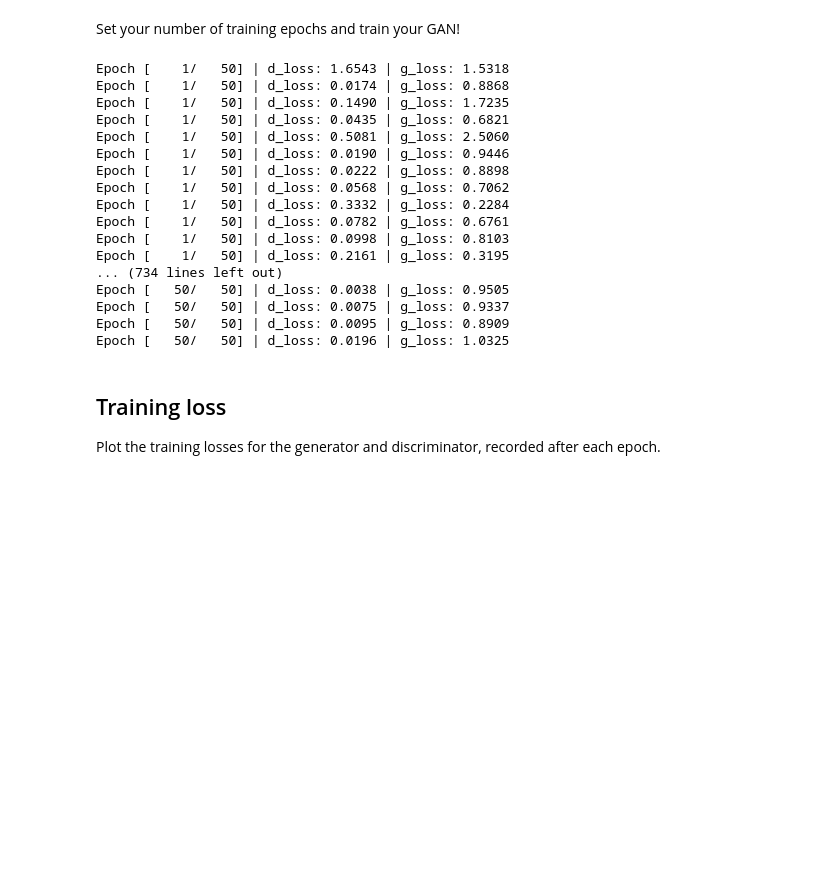
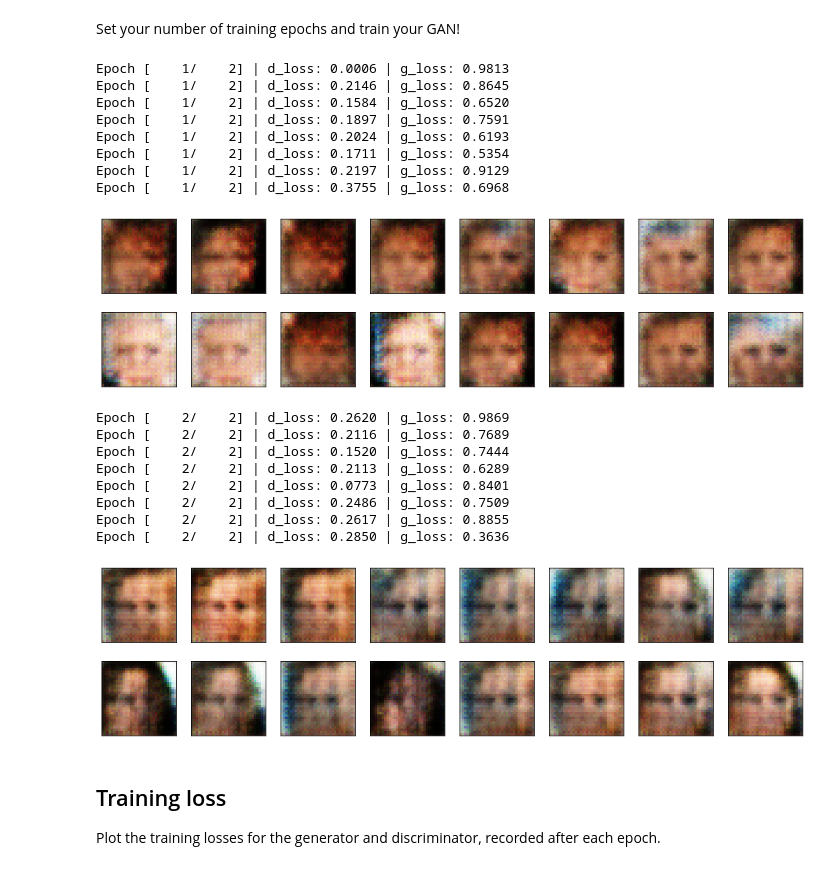
Before and after one commit to ebrahimebrahim/udaproject_face_generation, a Jupyter notebook: dlnd_face_generation.ipynb, the cells around one changed output. Drawn from its saved outputs; the diff is of its cells as text; code cells hidden in the pictures; blank space fills up the shorter version.

```diff
--- a/dlnd_face_generation.ipynb
+++ b/dlnd_face_generation.ipynb
@@ -380,8 +382,8 @@ def build_network(d_conv_dim, g_conv_dim, z_size):
 #### Exercise: Define model hyperparameters
 # %%
 # Define model hyperparams
-d_conv_dim = 64
-g_conv_dim = 64
+d_conv_dim = 32
+g_conv_dim = 32
 z_size = 128
 
 """
@@ -590,29 +605,30 @@ def train(D, G, n_epochs, print_every=50):
 Set your number of training epochs and train your GAN!
 # %%
 # set number of epochs
-n_epochs = 50
+n_epochs = 2
 
 
 """
 DON'T MODIFY ANYTHING IN THIS CELL
 """
 # call training function
-losses = train(D, G, n_epochs=n_epochs)
+losses = train(D, G, n_epochs=n_epochs, print_every=100)
 # %% [output]
-Epoch [    1/   50] | d_loss: 1.6543 | g_loss: 1.5318
-Epoch [    1/   50] | d_loss: 0.0174 | g_loss: 0.8868
-Epoch [    1/   50] | d_loss: 0.1490 | g_loss: 1.7235
-Epoch [    1/   50] | d_loss: 0.0435 | g_loss: 0.6821
-Epoch [    1/   50] | d_loss: 0.5081 | g_loss: 2.5060
-Epoch [    1/   50] | d_loss: 0.0190 | g_loss: 0.9446
-Epoch [    1/   50] | d_loss: 0.0222 | g_loss: 0.8898
-Epoch [    1/   50] | d_loss: 0.0568 | g_loss: 0.7062
-Epoch [    1/   50] | d_loss: 0.3332 | g_loss: 0.2284
-Epoch [    1/   50] | d_loss: 0.0782 | g_loss: 0.6761
-Epoch [    1/   50] | d_loss: 0.0998 | g_loss: 0.8103
-Epoch [    1/   50] | d_loss: 0.2161 | g_loss: 0.3195
-... (734 lines left out)
-Epoch [   50/   50] | d_loss: 0.0038 | g_loss: 0.9505
-Epoch [   50/   50] | d_loss: 0.0075 | g_loss: 0.9337
-Epoch [   50/   50] | d_loss: 0.0095 | g_loss: 0.8909
-Epoch [   50/   50] | d_loss: 0.0196 | g_loss: 1.0325
+Epoch [    1/    2] | d_loss: 0.0006 | g_loss: 0.9813
+Epoch [    1/    2] | d_loss: 0.2146 | g_loss: 0.8645
+Epoch [    1/    2] | d_loss: 0.1584 | g_loss: 0.6520
+Epoch [    1/    2] | d_loss: 0.1897 | g_loss: 0.7591
+Epoch [    1/    2] | d_loss: 0.2024 | g_loss: 0.6193
+Epoch [    1/    2] | d_loss: 0.1711 | g_loss: 0.5354
+Epoch [    1/    2] | d_loss: 0.2197 | g_loss: 0.9129
+Epoch [    1/    2] | d_loss: 0.3755 | g_loss: 0.6968
+[figure, added]
+Epoch [    2/    2] | d_loss: 0.2620 | g_loss: 0.9869
+Epoch [    2/    2] | d_loss: 0.2116 | g_loss: 0.7689
+Epoch [    2/    2] | d_loss: 0.1520 | g_loss: 0.7444
+Epoch [    2/    2] | d_loss: 0.2113 | g_loss: 0.6289
+Epoch [    2/    2] | d_loss: 0.0773 | g_loss: 0.8401
+Epoch [    2/    2] | d_loss: 0.2486 | g_loss: 0.7509
+Epoch [    2/    2] | d_loss: 0.2617 | g_loss: 0.8855
+Epoch [    2/    2] | d_loss: 0.2850 | g_loss: 0.3636
+[figure, added]
```
Also changed, not shown: parts of 18 cells of this notebook.
